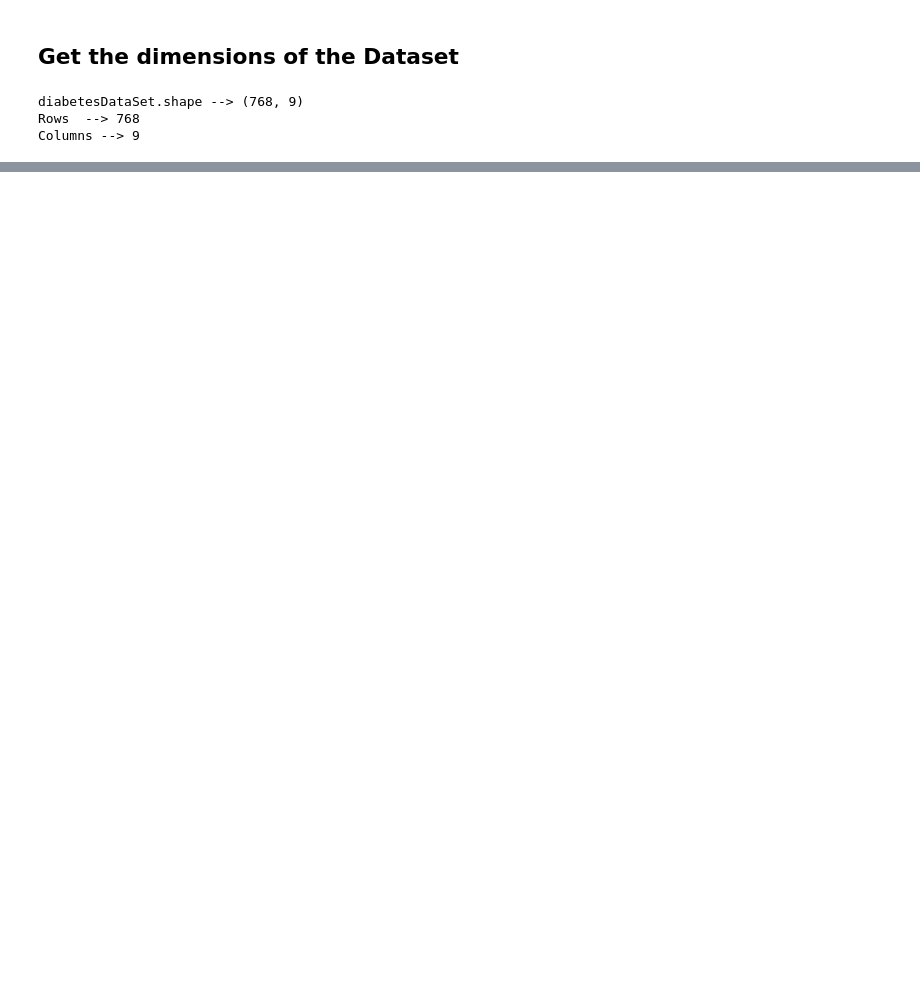
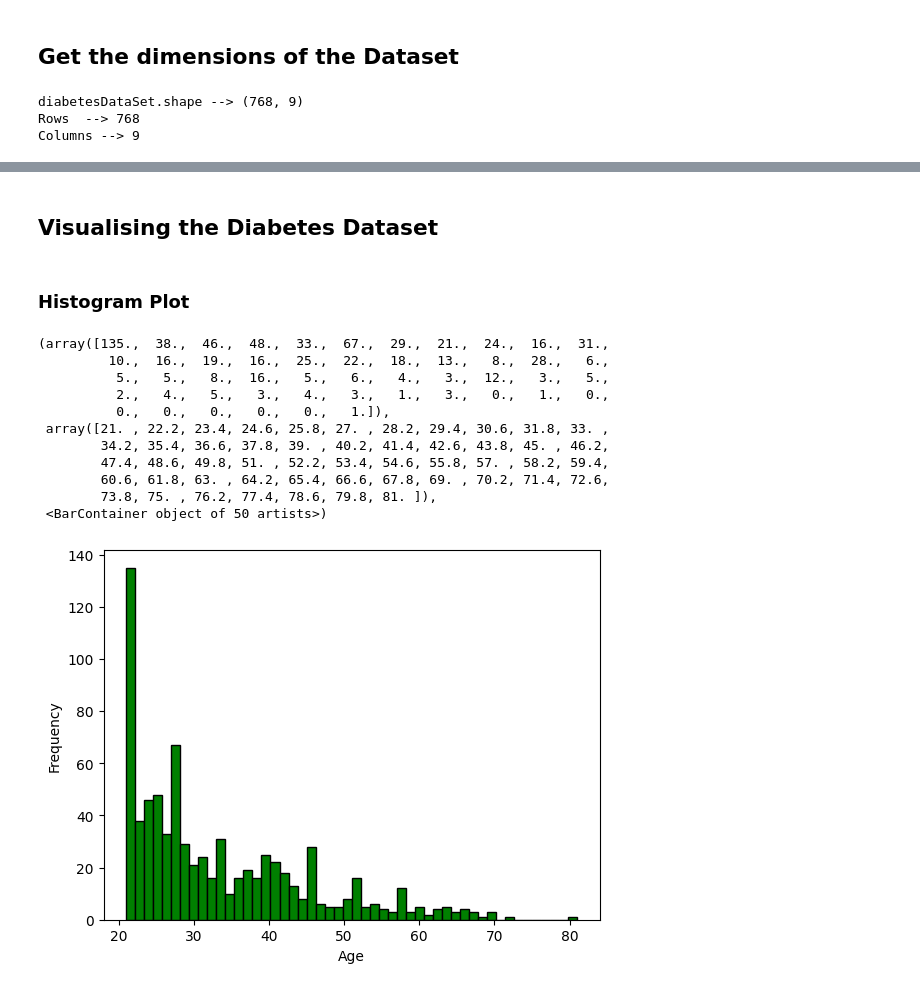
Before and after one commit to ShonenSyntax/college-worksheets, a Jupyter notebook: Exp 2.1.ipynb, the cells around one changed output, grey strips where cells are left out. Cells and saved outputs as stored; diff of their text form; code cells hidden in the pictures; blank space fills up the shorter version.

Commit message:
Add completed Exp 2.1 file with visualisations

```diff
--- a/Exp 2.1.ipynb
+++ b/Exp 2.1.ipynb
@@ -116,0 +145,26 @@ Columns --> 9
+# %% [markdown]
+## Visualising the Diabetes Dataset
+# %% [markdown]
+### Histogram Plot
+# %%
+import matplotlib.pyplot as plt
+
+x = diabetesDataSet['Age (years)']
+
+plt.xlabel('Age')
+plt.ylabel('Frequency')
+
+plt.hist(x,color = 'green', edgecolor = 'black', bins = 50)
+# %% [output]
+(array([135.,  38.,  46.,  48.,  33.,  67.,  29.,  21.,  24.,  16.,  31.,
+         10.,  16.,  19.,  16.,  25.,  22.,  18.,  13.,   8.,  28.,   6.,
+          5.,   5.,   8.,  16.,   5.,   6.,   4.,   3.,  12.,   3.,   5.,
+          2.,   4.,   5.,   3.,   4.,   3.,   1.,   3.,   0.,   1.,   0.,
+          0.,   0.,   0.,   0.,   0.,   1.]),
+ array([21. , 22.2, 23.4, 24.6, 25.8, 27. , 28.2, 29.4, 30.6, 31.8, 33. ,
+        34.2, 35.4, 36.6, 37.8, 39. , 40.2, 41.4, 42.6, 43.8, 45. , 46.2,
+        47.4, 48.6, 49.8, 51. , 52.2, 53.4, 54.6, 55.8, 57. , 58.2, 59.4,
+        60.6, 61.8, 63. , 64.2, 65.4, 66.6, 67.8, 69. , 70.2, 71.4, 72.6,
+        73.8, 75. , 76.2, 77.4, 78.6, 79.8, 81. ]),
+ <BarContainer object of 50 artists>)
+[figure, added]
```
Also changed, not shown: parts of 6 cells of this notebook.
